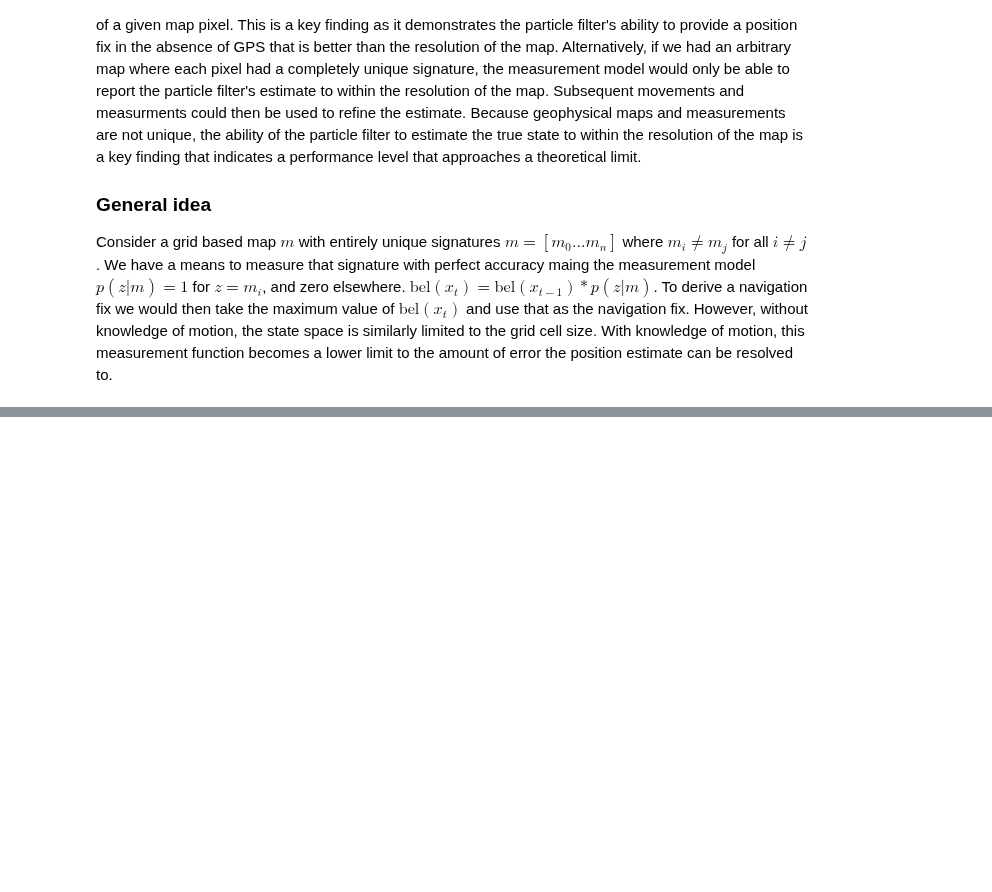
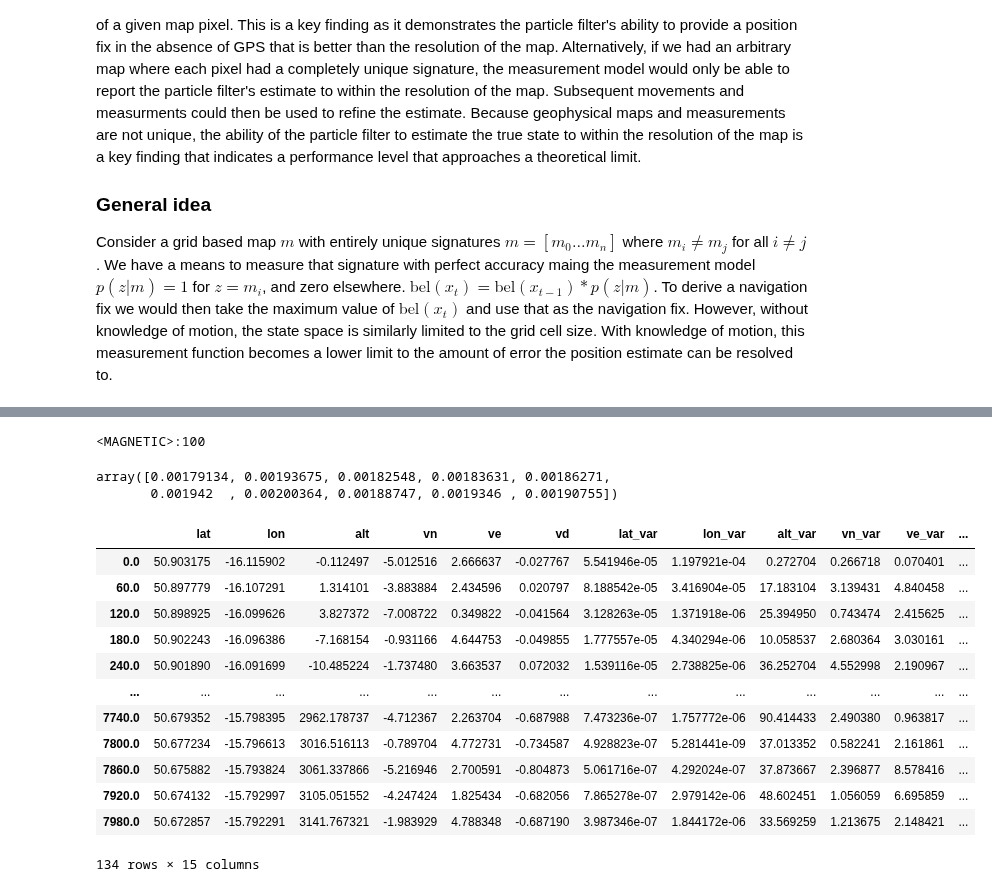
Before and after one commit to jbrodovsky/geophysical_nav, a Jupyter notebook: geonav_notebook.ipynb, the cells around one changed output, grey strips where cells are left out. Cells and saved outputs as stored; diff of their text form; code cells hidden in the pictures; blank space fills up the shorter version.

```diff
--- a/geonav_notebook.ipynb
+++ b/geonav_notebook.ipynb
@@ -797,0 +624,10 @@ plt.show()
+# %%
+pf_config_localized = pf.ParticleFilterConfig.from_dict(
+    {
+        "n": 10,
+        "cov": [15 / (1852 * 60), 15 / (1852 * 60), 1, 0.1, 0.1, 0.1, 0, 0, 0, 0],
+        "noise": [0.0, 0.0, 0.0, 1.75, 1.75, 0.01, 0.001, 0.001, 0.001, 0.1],
+        "input_config": pf.ParticleFilterInputConfig.VELOCITY,
+        "measurement_config": [{"name": "magnetic", "std": 194}],
+    }
+)
@@ -797,0 +646,39 @@ plt.show()
+# %%
+pf.GeophysicalMeasurement.from_dict({'name': 'magnetic', 'std': 100})
+# %% [output]
+<MAGNETIC>:100
+# %%
+particles = pf.initialize_particle_filter(
+    truth.loc[truth.index[0], pf_config_localized.get_base_state()].to_numpy(), pf_config_localized)
+weights = np.ones((pf_config_localized.n,)) / pf_config_localized.n
+# %%
+w = pf.update_anomaly(
+    particles,
+    geomaps[pf_config_localized.measurement_config[0].name],
+    truth.loc[truth.index[2], "mag_res"],
+    pf_config_localized.measurement_config[0].std,
+    particles[:, 9],
+)
+# %%
+w
+# %% [output]
+array([0.00179134, 0.00193675, 0.00182548, 0.00183631, 0.00186271,
+       0.001942  , 0.00200364, 0.00188747, 0.0019346 , 0.00190755])
+# %%
+result = pf.run_particle_filter(truth, trajectory, geomaps, pf_config_localized)
+# %%
+result
+# %% [output]
+|  | lat | lon | alt | vn | ve | vd | lat_var | lon_var | alt_var | vn_var | ve_var | ... |
+| 0.0 | 50.903175 | -16.115902 | -0.112497 | -5.012516 | 2.666637 | -0.027767 | 5.541946e-05 | 1.197921e-04 | 0.272704 | 0.266718 | 0.070401 | ... |
+| 60.0 | 50.897779 | -16.107291 | 1.314101 | -3.883884 | 2.434596 | 0.020797 | 8.188542e-05 | 3.416904e-05 | 17.183104 | 3.139431 | 4.840458 | ... |
+| 120.0 | 50.898925 | -16.099626 | 3.827372 | -7.008722 | 0.349822 | -0.041564 | 3.128263e-05 | 1.371918e-06 | 25.394950 | 0.743474 | 2.415625 | ... |
+| 180.0 | 50.902243 | -16.096386 | -7.168154 | -0.931166 | 4.644753 | -0.049855 | 1.777557e-05 | 4.340294e-06 | 10.058537 | 2.680364 | 3.030161 | ... |
+| 240.0 | 50.901890 | -16.091699 | -10.485224 | -1.737480 | 3.663537 | 0.072032 | 1.539116e-05 | 2.738825e-06 | 36.252704 | 4.552998 | 2.190967 | ... |
+| ... | ... | ... | ... | ... | ... | ... | ... | ... | ... | ... | ... | ... |
+| 7740.0 | 50.679352 | -15.798395 | 2962.178737 | -4.712367 | 2.263704 | -0.687988 | 7.473236e-07 | 1.757772e-06 | 90.414433 | 2.490380 | 0.963817 | ... |
+| 7800.0 | 50.677234 | -15.796613 | 3016.516113 | -0.789704 | 4.772731 | -0.734587 | 4.928823e-07 | 5.281441e-09 | 37.013352 | 0.582241 | 2.161861 | ... |
+| 7860.0 | 50.675882 | -15.793824 | 3061.337866 | -5.216946 | 2.700591 | -0.804873 | 5.061716e-07 | 4.292024e-07 | 37.873667 | 2.396877 | 8.578416 | ... |
+| 7920.0 | 50.674132 | -15.792997 | 3105.051552 | -4.247424 | 1.825434 | -0.682056 | 7.865278e-07 | 2.979142e-06 | 48.602451 | 1.056059 | 6.695859 | ... |
+| 7980.0 | 50.672857 | -15.792291 | 3141.767321 | -1.983929 | 4.788348 | -0.687190 | 3.987346e-07 | 1.844172e-06 | 33.569259 | 1.213675 | 2.148421 | ... |
+134 rows × 15 columns
```
Also changed, not shown: parts of 60 cells of this notebook, 24 other files.
